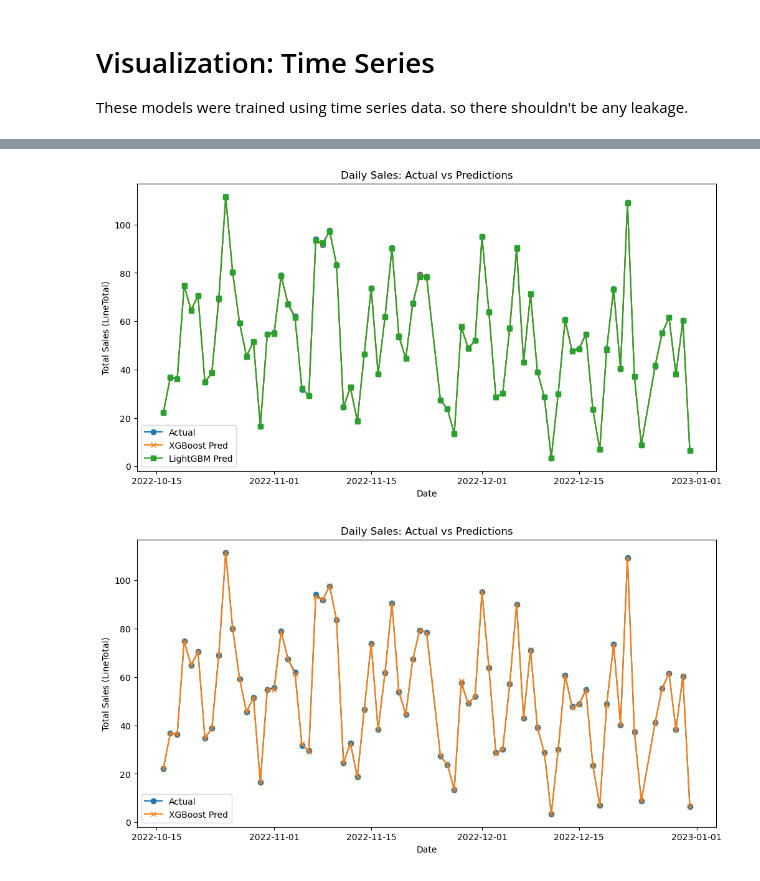
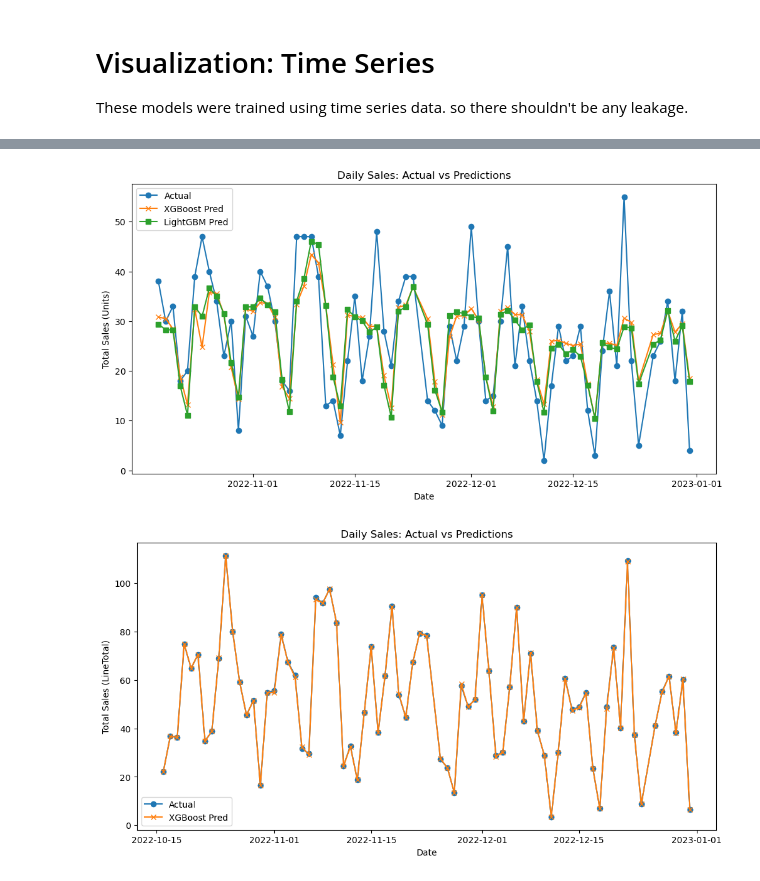
Before and after one commit to najibabounasr/VendingLLM, a Jupyter notebook: visualization.ipynb, the cells around one changed output, grey strips where cells are left out. Saved outputs shown, nothing was run; the diff lists cells and outputs as text; code cells hidden in the pictures.

Commit message:
Fixed data leakage, focus on sales daily

```diff
--- a/visualization.ipynb
+++ b/visualization.ipynb
@@ -27,28 +27,21 @@ plt.show()
 # %%
-# Load predictions again
+# Load predictions
 preds = pd.read_csv("model_predictions.csv")
 preds["TransDate"] = pd.to_datetime(preds["TransDate"])
 
-# Aggregate by date (sum all products for daily sales)
-daily = preds.groupby("TransDate").agg({
-    "actual": "sum",
-    "xgboost_pred": "sum",
-    "lightgbm_pred": "sum"
-}).reset_index()
-
-# Plot
+# Plot directly (no need to aggregate again, already daily totals)
 plt.figure(figsize=(12,6))
-plt.plot(daily["TransDate"], daily["actual"], label="Actual", marker="o")
-plt.plot(daily["TransDate"], daily["xgboost_pred"], label="XGBoost Pred", marker="x")
-plt.plot(daily["TransDate"], daily["lightgbm_pred"], label="LightGBM Pred", marker="s")
+plt.plot(preds["TransDate"], preds["actual"], label="Actual", marker="o")
+plt.plot(preds["TransDate"], preds["xgboost_pred"], label="XGBoost Pred", marker="x")
+plt.plot(preds["TransDate"], preds["lightgbm_pred"], label="LightGBM Pred", marker="s")
 
 plt.xlabel("Date")
-plt.ylabel("Total Sales (LineTotal)")
+plt.ylabel("Total Sales (Units)")
 plt.title("Daily Sales: Actual vs Predictions")
 plt.legend()
 plt.show()
 # %% [output]
-[figure, old version]
+[figure, new version]
 # %%
 # Aggregate by date (sum all products for daily sales)
 daily = preds.groupby("TransDate").agg({
```
Also changed, not shown: parts of 1 cell of this notebook, 9 other files.
